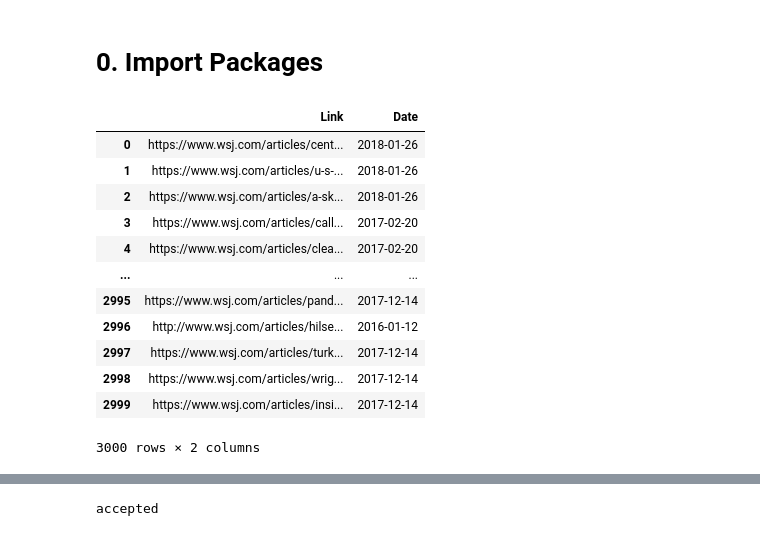
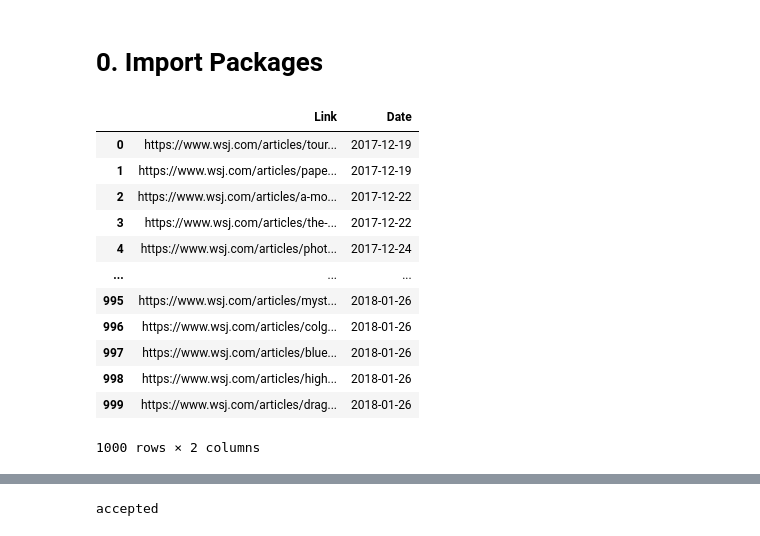
Before and after one commit to TBoedt/Constructing-A-Climate-Change-Concern-Index-Based-Upon-US-Newspaper-Articles, a Jupyter notebook: Untitled.ipynb, the cells around one changed output, grey strips where cells are left out. Drawn from its saved outputs; the diff is of its cells as text; code cells hidden in the pictures.

```diff
--- a/Untitled.ipynb
+++ b/Untitled.ipynb
@@ -225,22 +225,22 @@ def getWashingtonPostArticles(username, password, dataframe):
     return(WashingtonPost)
 # %%
 urls = pd.read_csv("final_rescrape_URLs")
-urls = urls[37000:40000].reset_index(drop = True)
+urls = urls[36000:37000].reset_index(drop = True)
 urls
 # %% [output]
 |  | Link | Date |
-| 0 | https://www.wsj.com/articles/cent... | 2018-01-26 |
-| 1 | https://www.wsj.com/articles/u-s-... | 2018-01-26 |
-| 2 | https://www.wsj.com/articles/a-sk... | 2018-01-26 |
-| 3 | https://www.wsj.com/articles/call... | 2017-02-20 |
-| 4 | https://www.wsj.com/articles/clea... | 2017-02-20 |
+| 0 | https://www.wsj.com/articles/tour... | 2017-12-19 |
+| 1 | https://www.wsj.com/articles/pape... | 2017-12-19 |
+| 2 | https://www.wsj.com/articles/a-mo... | 2017-12-22 |
+| 3 | https://www.wsj.com/articles/the-... | 2017-12-22 |
+| 4 | https://www.wsj.com/articles/phot... | 2017-12-24 |
 | ... | ... | ... |
-| 2995 | https://www.wsj.com/articles/pand... | 2017-12-14 |
-| 2996 | http://www.wsj.com/articles/hilse... | 2016-01-12 |
-| 2997 | https://www.wsj.com/articles/turk... | 2017-12-14 |
-| 2998 | https://www.wsj.com/articles/wrig... | 2017-12-14 |
-| 2999 | https://www.wsj.com/articles/insi... | 2017-12-14 |
+| 995 | https://www.wsj.com/articles/myst... | 2018-01-26 |
+| 996 | https://www.wsj.com/articles/colg... | 2018-01-26 |
+| 997 | https://www.wsj.com/articles/blue... | 2018-01-26 |
+| 998 | https://www.wsj.com/articles/high... | 2018-01-26 |
+| 999 | https://www.wsj.com/articles/drag... | 2018-01-26 |
-3000 rows × 2 columns
+1000 rows × 2 columns
 # %%
 output = pd.read_parquet("C:/Users/Boedt/OneDrive/Bureaublad/Scraped_Articles/WSJ_Tibo")
 output
```
Also changed, not shown: parts of 2 cells of this notebook, 4 other files.
